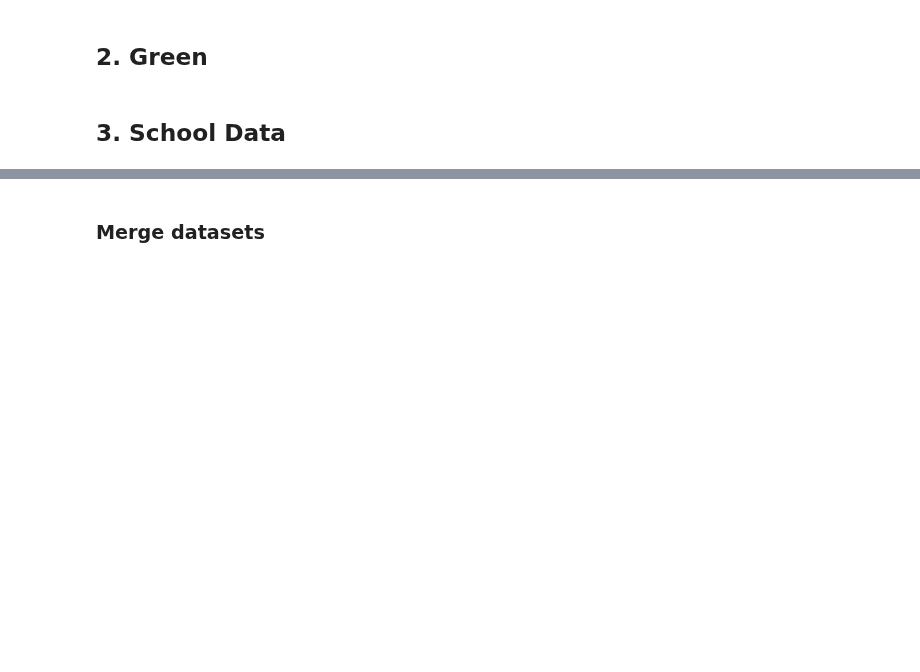
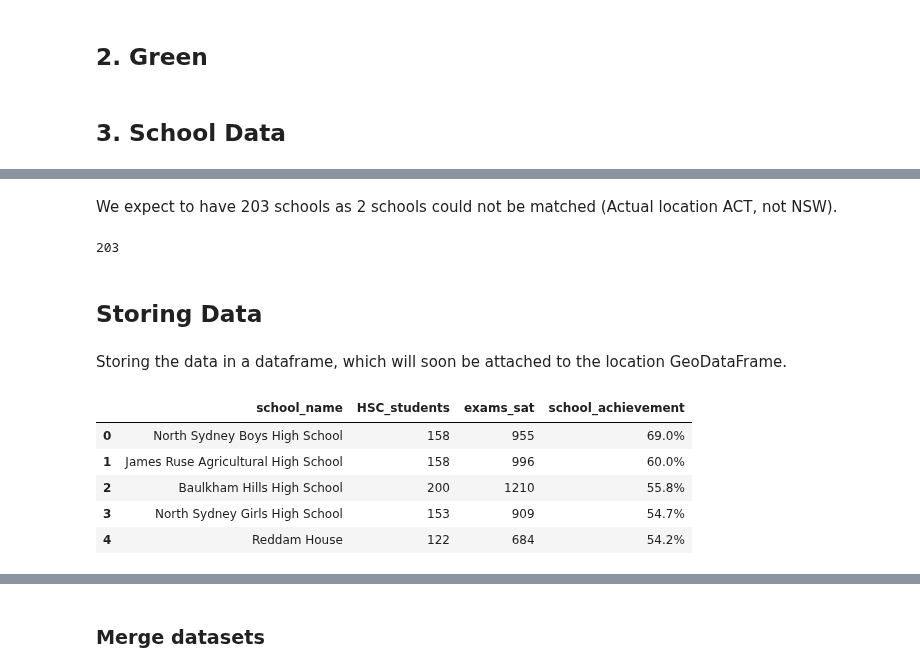
Before and after one commit to MichelangeloNardi/DATA2901--2024S1, a Jupyter notebook: Data Validation_JL.ipynb, the cells around one changed output, grey strips where cells are left out. Drawn from its saved outputs; the diff is of its cells as text; code cells hidden in the pictures; blank space fills up the shorter version.

```diff
--- a/Data Validation_JL.ipynb
+++ b/Data Validation_JL.ipynb
@@ -1321,0 +1374,4 @@ future_school_data = future_school_data[['USE_ID','CATCH_TYPE','USE_DESC','geome
+# %%
+testSat_ids = []
+for i in ids:
+    testSat_ids.append(id_constructor(end='_lblExamsSat', number=i))
@@ -1321,0 +1422,26 @@ future_school_data = future_school_data[['USE_ID','CATCH_TYPE','USE_DESC','geome
+# %% [markdown]
+We expect to have 203 schools as 2 schools could not be matched (Actual location ACT, not NSW).
+# %%
+len(set(school_names_rankings) & set(school_location_data['School Name']))
+# %% [output]
+203
+# %% [markdown]
+## Storing Data
+# %% [markdown]
+Storing the data in a dataframe, which will soon be attached to the location GeoDataFrame.
+# %%
+school_ranking_data = {
+    'school_name': school_names_rankings,
+    'HSC_students': school_HSCstudents,
+    'exams_sat': school_testSat,
+    'school_achievement': school_percentageDA
+}
+school_ranking_data = pd.DataFrame(school_ranking_data)
+school_ranking_data.head()
+# %% [output]
+|  | school_name | HSC_students | exams_sat | school_achievement |
+| 0 | North Sydney Boys High School | 158 | 955 | 69.0% |
+| 1 | James Ruse Agricultural High School | 158 | 996 | 60.0% |
+| 2 | Baulkham Hills High School | 200 | 1210 | 55.8% |
+| 3 | North Sydney Girls High School | 153 | 909 | 54.7% |
+| 4 | Reddam House | 122 | 684 | 54.2% |
```
Also changed, not shown: parts of 67 cells of this notebook, 16 other files.
